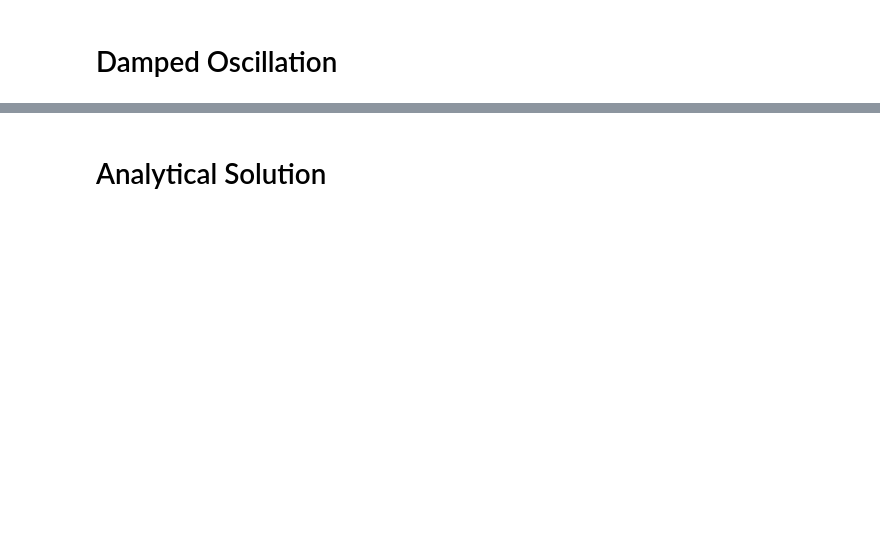
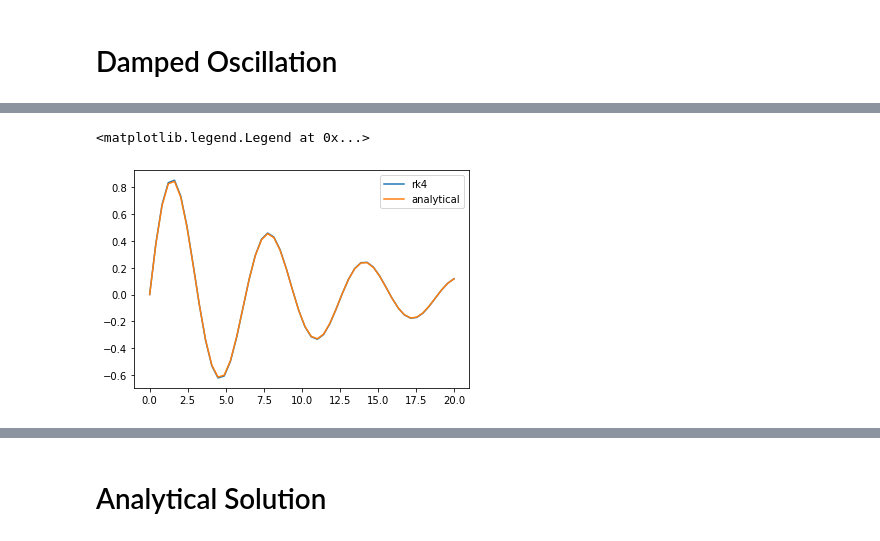
Before and after one commit to Jim137/ComputationalPhysicsLab, a Jupyter notebook: Lab1/2_damped_oscillation.ipynb, the cells around one changed output, grey strips where cells are left out. Drawn from its saved outputs; the diff is of its cells as text; code cells hidden in the pictures; blank space fills up the shorter version.

```diff
--- a/Lab1/2_damped_oscillation.ipynb
+++ b/Lab1/2_damped_oscillation.ipynb
@@ -34,0 +41,7 @@ def oscillator(t,y,K,M,L):
+# %%
+plt.plot(t_eval, sol[1], label="rk4")
+plt.plot(t_eval, w*np.exp(-0.1*t_eval)*np.cos(w*t_eval-np.pi/2), label="analytical")
+plt.legend()
+# %% [output]
+<matplotlib.legend.Legend at 0x...>
+[figure, added]
```
Also changed, not shown: parts of 6 cells of this notebook, 1 other file.
